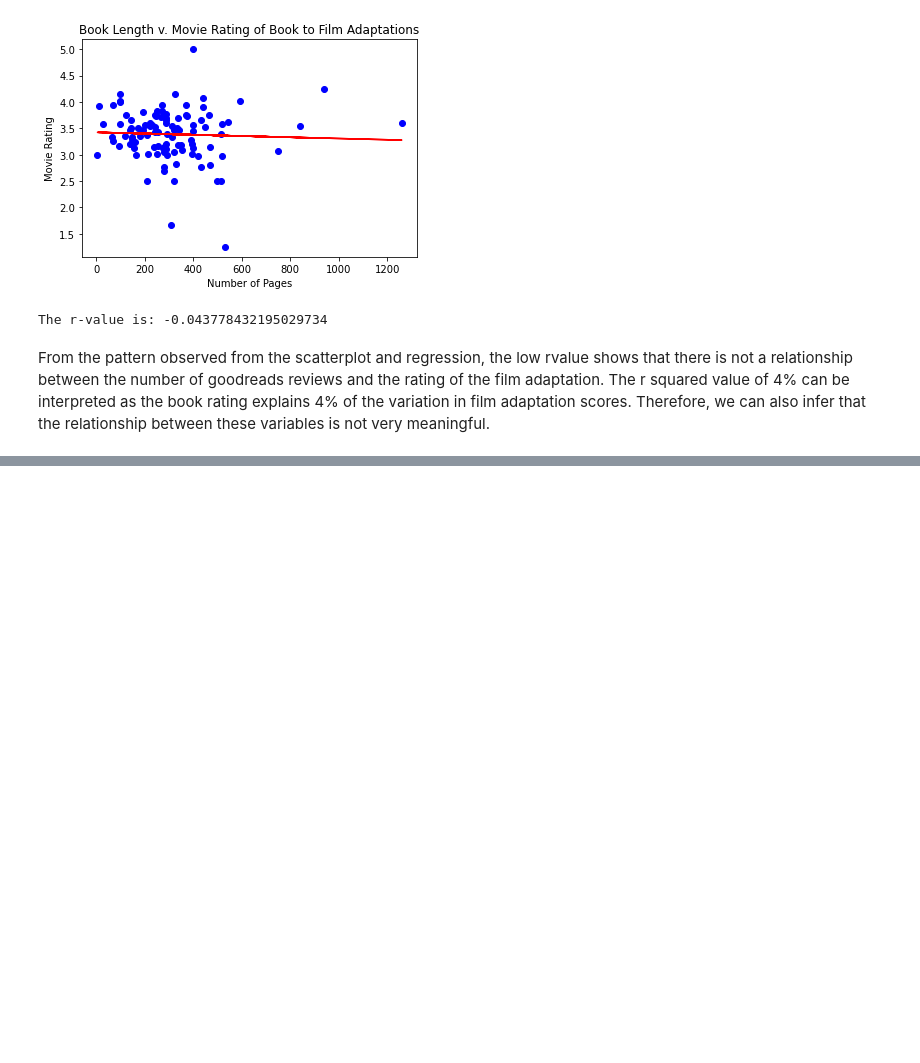
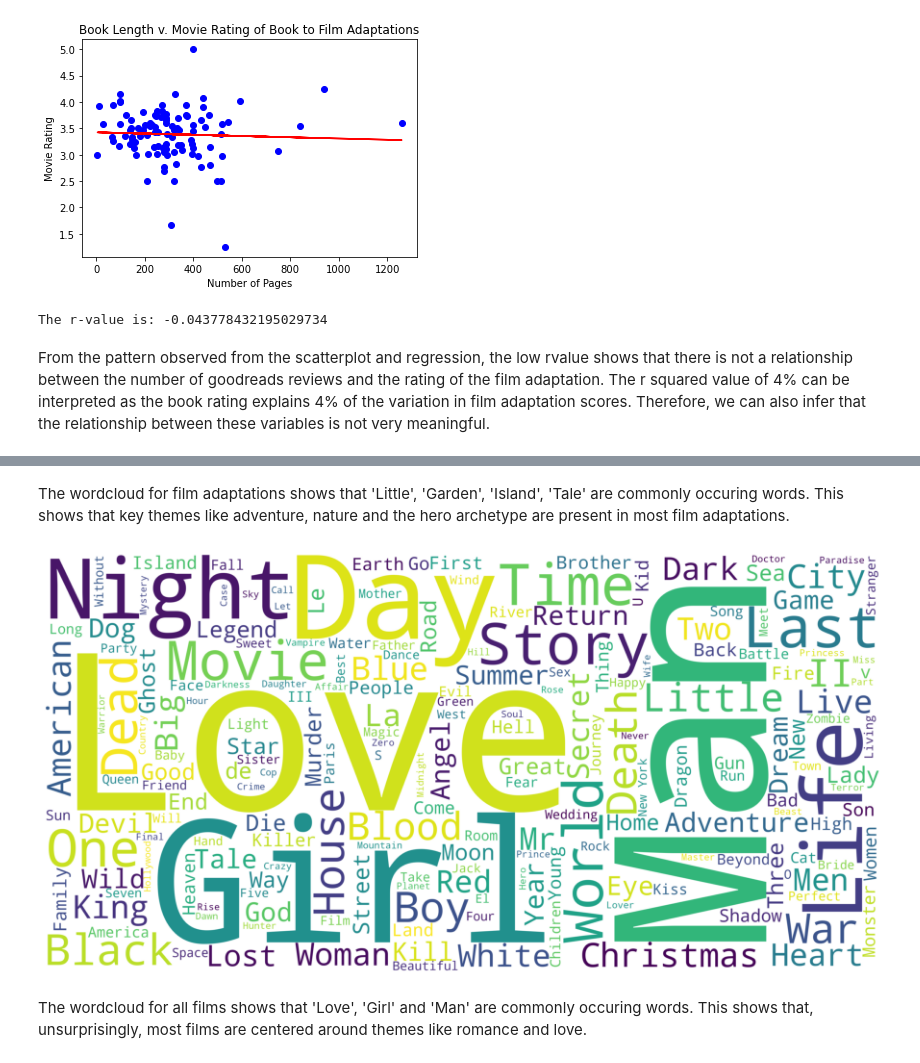
Before and after one commit to laurenemilyto/film_adapatation_success, a Jupyter notebook: The Success of Book Adaptation Films.ipynb, the cells around one changed output, grey strips where cells are left out. Drawn from its saved outputs; the diff is of its cells as text; code cells hidden in the pictures; blank space fills up the shorter version.

```diff
--- a/The Success of Book Adaptation Films.ipynb
+++ b/The Success of Book Adaptation Films.ipynb
@@ -422,0 +455,18 @@ From the pattern observed from the scatterplot and regression, the low rvalue sh
+# %% [markdown]
+The wordcloud for film adaptations shows that 'Little', 'Garden', 'Island', 'Tale' are commonly occuring words. This shows that key themes like adventure, nature and the hero archetype are present in most film adaptations.
+# %%
+# Wordcloud on movie title for all films
+movies_df['title'] = movies_df['title'].astype('str')
+title_group = ' '.join(movies_df['title'])
+title_wordcloud = WordCloud(stopwords=STOPWORDS, background_color='white', height=2000, width=4000).generate(title_group)
+plt.figure(figsize=(16,8))
+plt.imshow(title_wordcloud)
+plt.axis('off')
+# Save the figure
+plt.savefig("title_wordcloud.png")
+# Visualize
+plt.show()
+# %% [output]
+[figure, added]
+# %% [markdown]
+The wordcloud for all films shows that 'Love', 'Girl' and 'Man' are commonly occuring words. This shows that, unsurprisingly, most films are centered around themes like romance and love.
```
Also changed, not shown: parts of 7 cells of this notebook, 11 other files.
